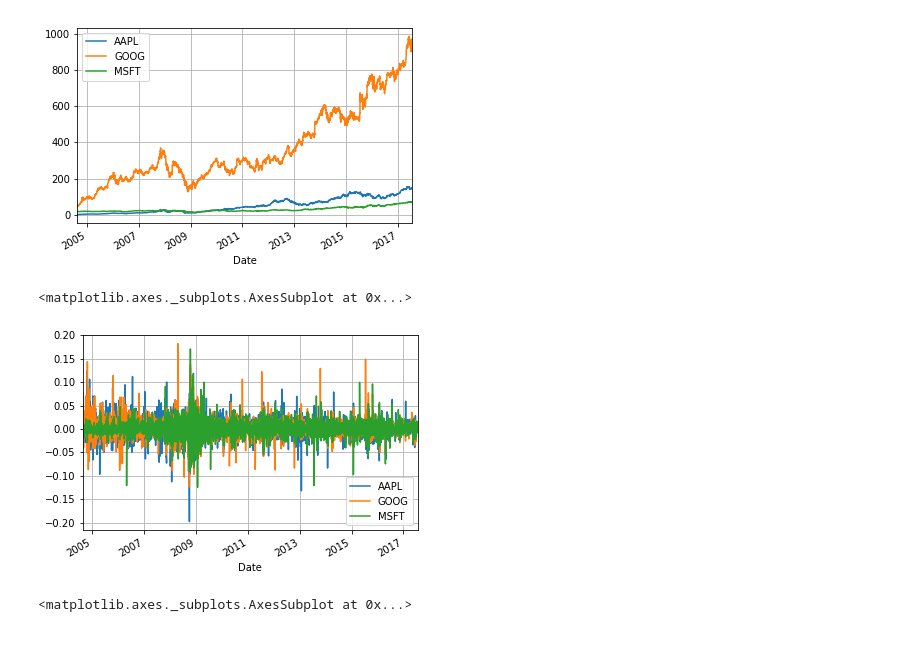
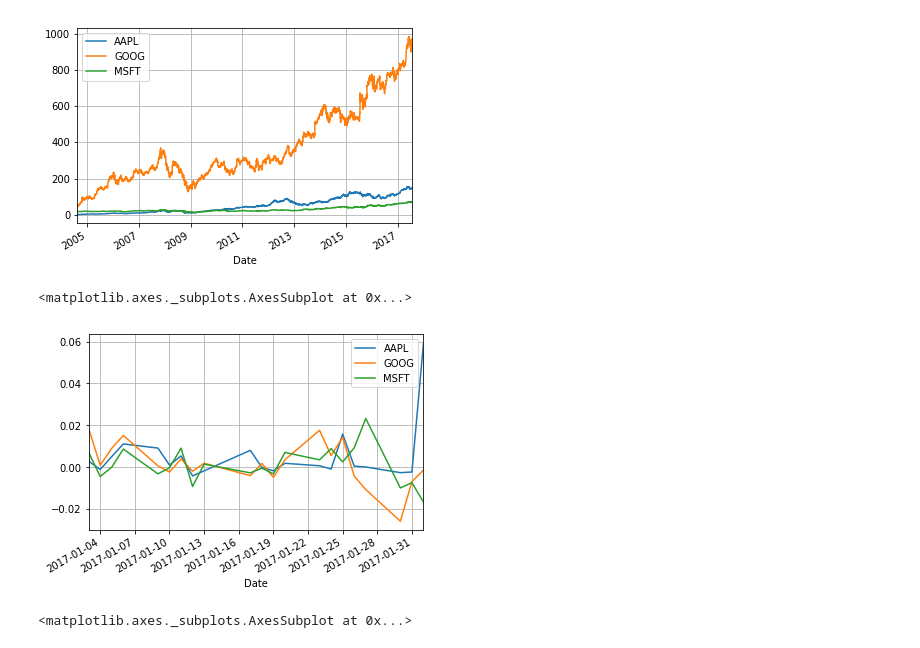
Before and after one commit to ZeweiChu/pandas-tutorial, a Jupyter notebook: pandas-6.ipynb, the cells around one changed output. Cells and saved outputs as stored; diff of their text form; code cells hidden in the pictures.

```diff
--- a/pandas-6.ipynb
+++ b/pandas-6.ipynb
@@ -6,5 +12,5 @@ import pandas as pd
 import numpy as np
 # %%
 goog = pd.read_csv("data/GOOG.csv", index_col=0)
-goog.reindex(pd.to_datetime(goog.index))
+goog.index = pd.to_datetime(goog.index)
 # goog
@@ -92,3 +74,5 @@ aapl.index = pd.to_datetime(aapl.index)
 aapl["Adj Close"].plot(grid=True)
 # %% [output]
 TypeError: Empty 'DataFrame': no numeric data to plot
+# %%
+aapl["Adj Close"] = pd.to_numeric(aapl["Adj Close"])
@@ -95,4 +81,4 @@ TypeError: Empty 'DataFrame': no numeric data to plot
 # %%
 aapl["Adj Close"][aapl["Adj Close"] == "null"] = np.NaN
 # %%
-aapl["Adj Close"].bfill()
+aapl["Adj Close"] = aapl["Adj Close"].bfill()
@@ -147,2 +134,0 @@ valid_stocks.plot(grid=True)
-# %%
-valid_stocks["AAPL"] = valid_stocks["AAPL"].apply(lambda x: float(x))
@@ -163,8 +143,8 @@ dtype: object
 [figure]
 # %%
 valid_stocks_lr = np.log(valid_stocks / valid_stocks.shift(1))
-valid_stocks_lr.plot(grid=True)
+valid_stocks_lr.loc["2017-01-01":"2017-02-01"].plot(grid=True)
 # %% [output]
 <matplotlib.axes._subplots.AxesSubplot at 0x...>
-[figure, old version]
+[figure, new version]
 # %%
```
Also changed, not shown: parts of 33 cells of this notebook, 20 other files.
